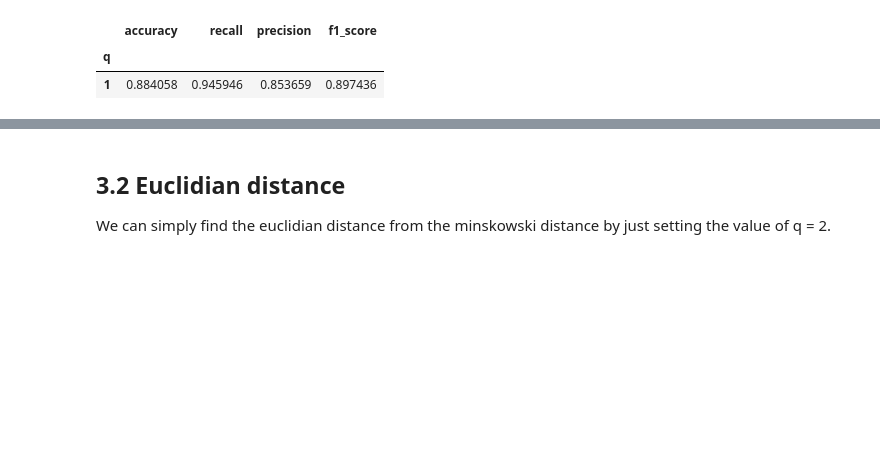
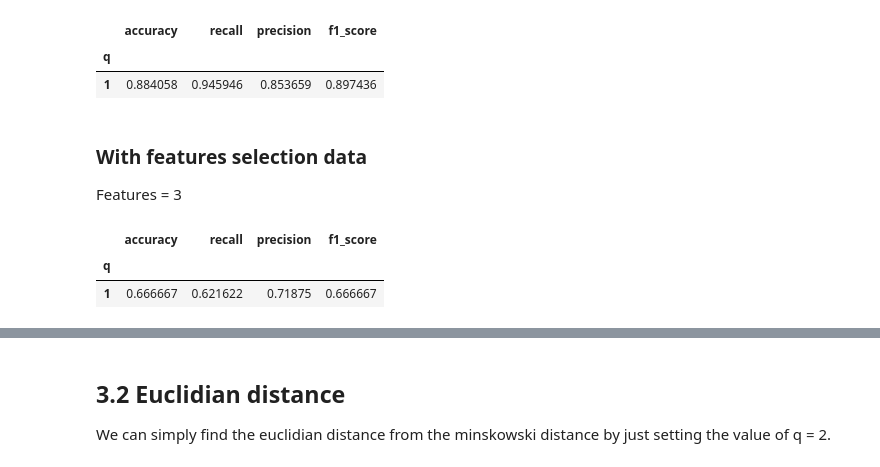
Before and after one commit to rjosh003-CS/Data-Mining-coursework, a Jupyter notebook: DM_Coursework_part_1.ipynb, the cells around one changed output, grey strips where cells are left out. Saved outputs shown, nothing was run; the diff lists cells and outputs as text; code cells hidden in the pictures; blank space fills up the shorter version.

```diff
--- a/DM_Coursework_part_1.ipynb
+++ b/DM_Coursework_part_1.ipynb
@@ -1259,6 +1312,23 @@ def plot_evaluation_metric(results_df = None):
     plt.grid(True)
     plt.xticks(range(1, 21))
     plt.show()
+# %%
+def manhattan(train_data, test_data):
+  qs = [1]
+  results = cal_scores_for_qs(qs, train_data, test_data)
+  # Display results
+  results_df = pd.DataFrame(results)
+  results_df.set_index('q', inplace = True)
+  return results_df
+
+
+def euclidian(train_data, test_data):
+  qs = [2]
+  results = cal_scores_for_qs(qs, train_data, test_data)
+  # Display results
+  results_df = pd.DataFrame(results)
+  results_df.set_index('q', inplace = True)
+  return results_df
 # %% [markdown]
 ## 3.1 Manhattan Distance
 
@@ -1279,3 +1346,14 @@ display(results_df)
 |  | accuracy | recall | precision | f1_score |
 | q |  |  |  |  |
 | 1 | 0.884058 | 0.945946 | 0.853659 | 0.897436 |
+# %% [markdown]
+### With features selection data
+
+Features = 3
+# %%
+results_df = manhattan(train_data_3, test_data_3)
+display(results_df)
+# %% [output]
+|  | accuracy | recall | precision | f1_score |
+| q |  |  |  |  |
+| 1 | 0.666667 | 0.621622 | 0.71875 | 0.666667 |
```
Also changed, not shown: parts of 19 cells of this notebook.
